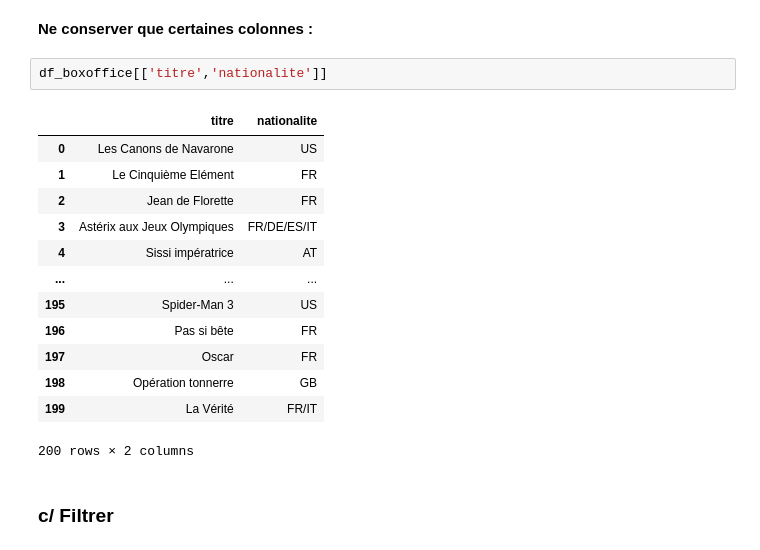
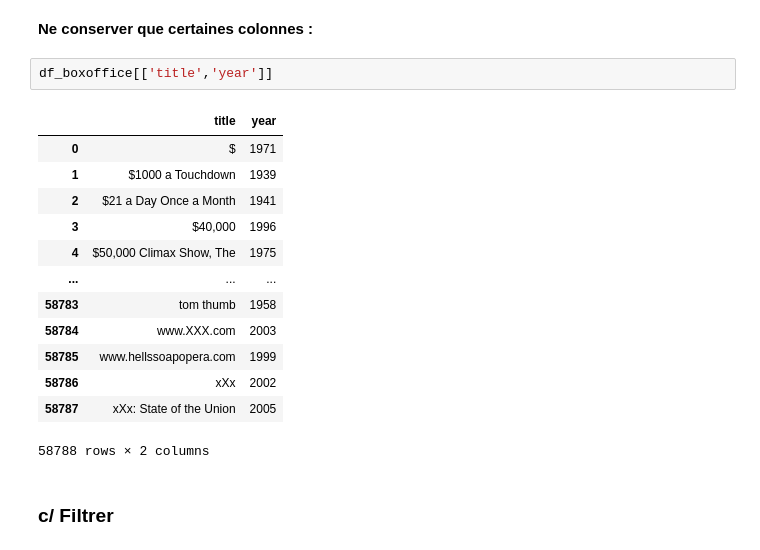
Before and after one commit to othoni-hub/NSI, a Jupyter notebook: M1_NSI_Pandas_et_Matplotlib.ipynb, the cells around one changed output. Cells and saved outputs as stored; diff of their text form.

```diff
--- a/M1_NSI_Pandas_et_Matplotlib.ipynb
+++ b/M1_NSI_Pandas_et_Matplotlib.ipynb
@@ -220,21 +211,21 @@ Name: titre, Length: 200, dtype: object
 # %% [markdown]
 **Ne conserver que certaines colonnes :**
-# %%
-df_boxoffice[['titre','nationalite']]
-# %% [output]
-|  | titre | nationalite |
-| 0 | Les Canons de Navarone | US |
-| 1 | Le Cinquième Elément | FR |
-| 2 | Jean de Florette | FR |
-| 3 | Astérix aux Jeux Olympiques | FR/DE/ES/IT |
-| 4 | Sissi impératrice | AT |
-| ... | ... | ... |
-| 195 | Spider-Man 3 | US |
-| 196 | Pas si bête | FR |
-| 197 | Oscar | FR |
-| 198 | Opération tonnerre | GB |
-| 199 | La Vérité | FR/IT |
-200 rows × 2 columns
+# %%
+df_boxoffice[['title','year']]
+# %% [output]
+|  | title | year |
+| 0 | $ | 1971 |
+| 1 | $1000 a Touchdown | 1939 |
+| 2 | $21 a Day Once a Month | 1941 |
+| 3 | $40,000 | 1996 |
+| 4 | $50,000 Climax Show, The | 1975 |
+| ... | ... | ... |
+| 58783 | tom thumb | 1958 |
+| 58784 | www.XXX.com | 2003 |
+| 58785 | www.hellssoapopera.com | 1999 |
+| 58786 | xXx | 2002 |
+| 58787 | xXx: State of the Union | 2005 |
+58788 rows × 2 columns
 # %% [markdown]
 ### **c/ Filtrer**
 # %%
```
Also changed, not shown: parts of 57 cells of this notebook.
